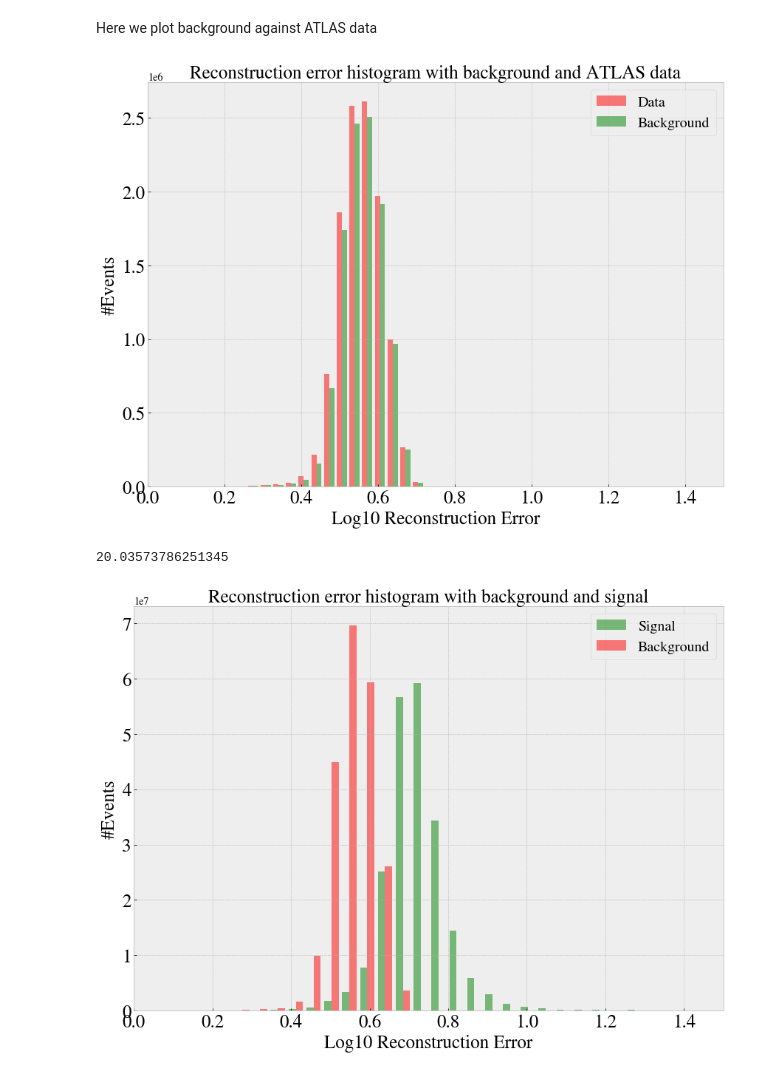
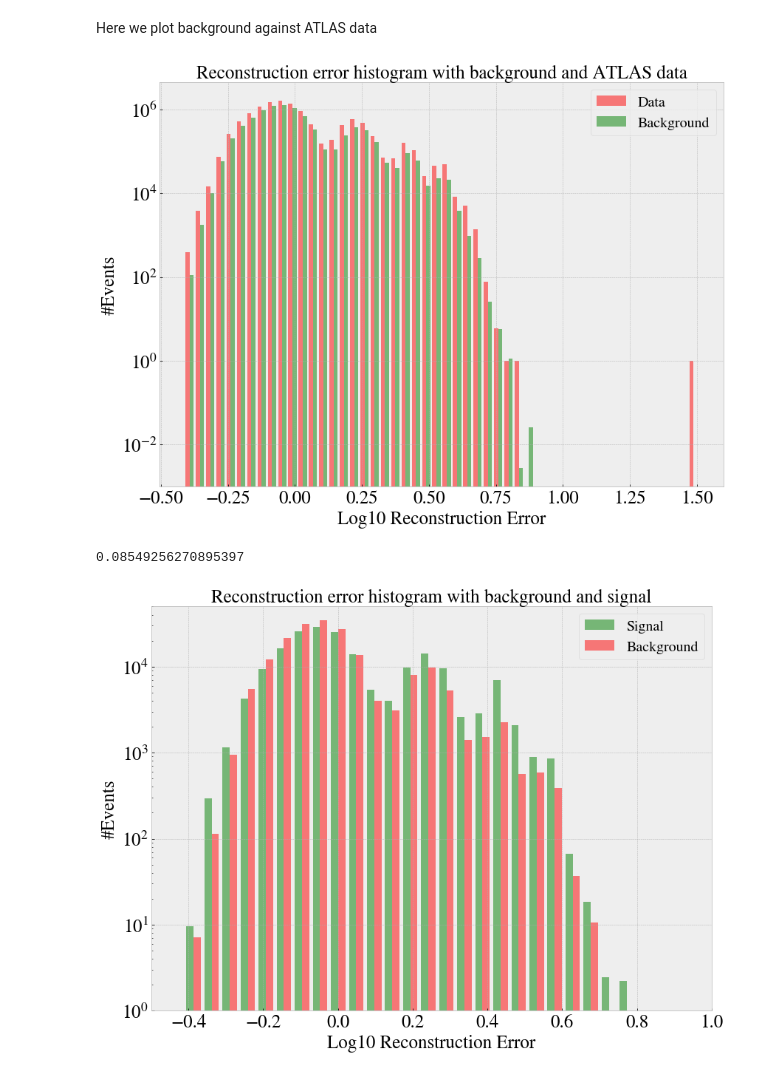
Before and after one commit to Gadangadang/FYS5555, a Jupyter notebook: Project3/Codebase/run_ml_big_3rmfeats_wgrid.ipynb, the cells around one changed output. Cells and saved outputs as stored; diff of their text form; code cells hidden in the pictures.

Commit message:
found bug where one signal sample was weighted so high that the output in plot showed total separation when it was not

```diff
--- a/Project3/Codebase/run_ml_big_3rmfeats_wgrid.ipynb
+++ b/Project3/Codebase/run_ml_big_3rmfeats_wgrid.ipynb
@@ -641,15 +655,15 @@ tf.keras.utils.plot_model(AE_model, to_file="ae_model_plot.pdf",
 #AE_model.load("1_epoch_trained.h5")
 # %%
-AE_model = tf.keras.models.load_model("6_epoch_trained_small_rm3feats.h5")
+#AE_model = tf.keras.models.load_model("5_epoch_trained_big_rm3feats_standardscale.h5")
 # %%
 #Calculate prediction
 #Total background:
-X_b = np.concatenate((X_b_train, X_b_val),0)
+#X_b = np.concatenate((X_b_train, X_b_val),0)
 with tf.device("/GPU:0"):
-    pred_back = AE_model.predict(X_b, batch_size=8192)
+    pred_back = AE_model.predict(X_b_train, batch_size=8192)
     print("Background done")
 
-    pred_sig = AE_model.predict(X_s_test, batch_size=8192)
+    pred_sig = AE_model.predict(test_set, batch_size=8192)
     print("Signal done")
 
     pred_data = AE_model.predict(data, batch_size=8192)
@@ -675,7 +689,7 @@ recon_err_back = reconstructionError(pred_back, X_b)
 # %% [markdown]
 Then signal
 # %%
-recon_err_sig = reconstructionError(pred_sig, X_s_test)
+recon_err_sig = reconstructionError(pred_sig, test_set)
 # %% [markdown]
 An then for actual data
 # %%
@@ -711,7 +725,7 @@ print(scale_data)
 Here we plot background against ATLAS data
 # %%
 histo_atlas = [norm_recon_data, b]
-weight_atlas_data = [data_weights, np.concatenate((b_train_weights, b_val_weights), 0)]
+weight_atlas_data = [data_weights, b_train_weights]
 
 
 plt.rcParams["figure.figsize"] = (12,9)
@@ -736,56 +750,68 @@ ax.legend(prop={'size': 20})
 ax.set_title('Reconstruction error histogram with background and ATLAS data', fontsize=25)
 ax.set_xlabel('Log10 Reconstruction Error', fontsize=25)
 ax.set_ylabel('#Events', fontsize=25)
-ax.set_xlim([0, 1.5])
-#ax.set_yscale('log')
+#ax.set_xlim([0, 3.5])
+#ax.set_ylim([1, 5e6])
+ax.set_yscale('log')
 ax.tick_params(axis='both', labelsize=25)
 fig.tight_layout()
-plt.savefig("b_data_recon_small_rm3_feats.pdf")
+plt.savefig("b_data_recon_big_rm3_feats.pdf")
 plt.show()
 # %% [output]
-[figure, old version]
+[figure, new version]
 # %%
-scale = np.sum(s_test_weights)/np.sum(np.concatenate((b_train_weights, b_val_weights), 0))
+scale = np.sum(test_weights[np.where(test_labels==1)])/np.sum(test_weights[np.where(test_labels == 0)])
 print(scale)
 # %% [output]
-20.03573786251345
+0.08549256270895397
 # %%
 import plot_set
 
-histo_data = [b_s, b]#, norm_recon_data])
-weight_histo = [s_test_weights, np.concatenate((b_train_weights, b_val_weights), 0)*scale]
+#, norm_recon_data])
+
+b_s_backpred = b_s[np.where(test_labels==0)]
+b_s_sigpred = b_s[np.where(test_labels==1)]
+
+
+
+histo_data = [b_s_sigpred, b_s_backpred]
+
+weight_histo = [test_weights[np.where(test_labels==1)], test_weights[np.where(test_labels == 0)]*scale]
+
+#weight_histo = [np.concatenate((b_val_weights, s_test_weights), 0), b_train_weights*scale]
 
 plt.rcParams["figure.figsize"] = (12,9)
 
 fig, ax = plt.subplots()
 
 n_bins= 100
 colors = ["green", "red"]
 labels= ["Signal", "Background"]
 ax.hist(histo_data,
         n_bins,
         density=False,
         stacked=False,
         alpha=0.5,
         histtype='bar',
         color=colors,
         label=labels,
         weights=weight_histo
         )
 
 ax.legend(prop={'size': 20})
 ax.set_title('Reconstruction error histogram with background and signal', fontsize=25)
 ax.set_xlabel('Log10 Reconstruction Error', fontsize=25)
 ax.set_ylabel('#Events', fontsize=25)
-#ax.set_yscale('log')
-ax.set_xlim([0, 1.5])
+ax.set_yscale('log')
+ax.set_xlim([-0.5, 1])
+ax.set_ylim([1, 5*10**4])
 plt.tick_params(axis='both', labelsize=25)
 
 fig.tight_layout()
-plt.savefig("b_s_recon_small_rm3_feats.pdf")
+plt.savefig("b_s_recon_big_rm3_feats.pdf")
 plt.show()
 # %% [output]
-[figure, old version]
+[figure, new version]
 # %%
 from sklearn import metrics
 from sklearn.metrics import roc_curve
```
Also changed, not shown: parts of 23 cells of this notebook, 25 other files.
